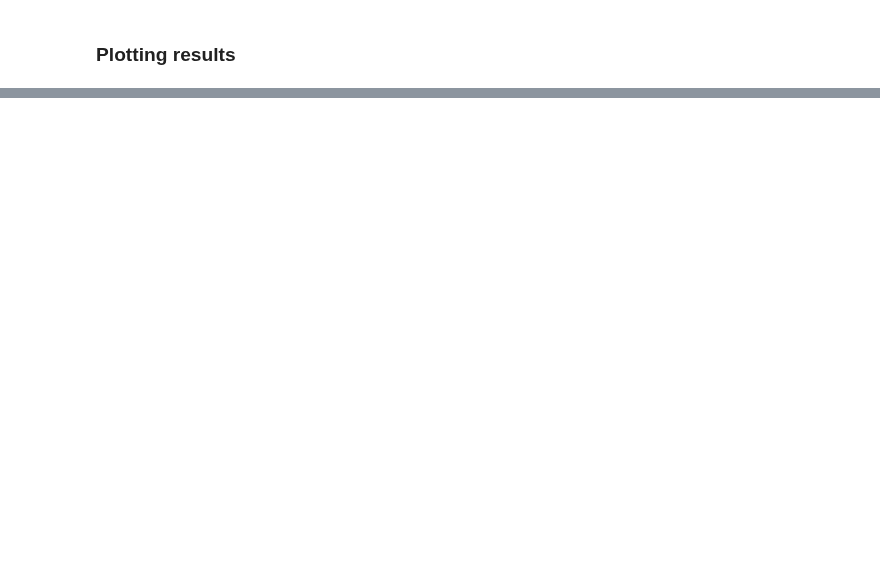
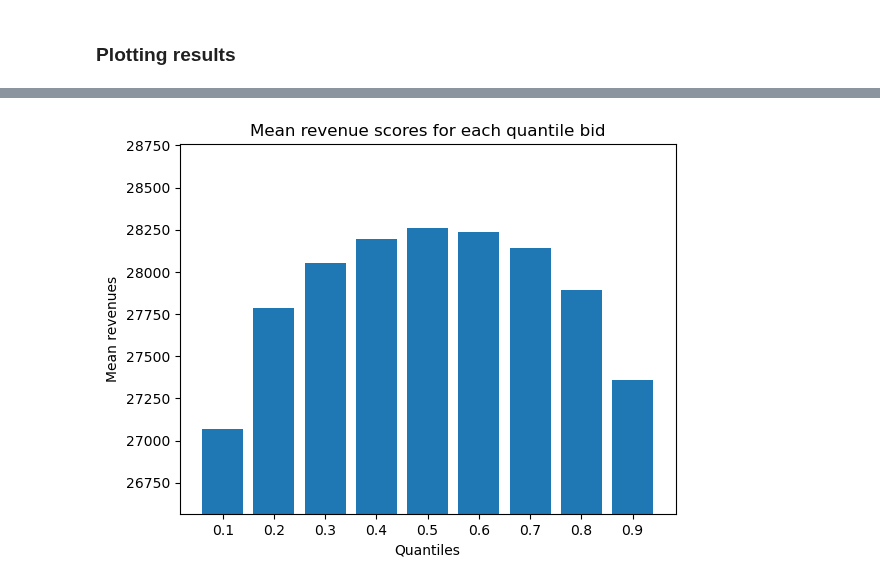
Before and after one commit to av1c3nna/awp2, a Jupyter notebook: trading_data_exploration.ipynb, the cells around one changed output, grey strips where cells are left out. Cells and saved outputs as stored; diff of their text form; code cells hidden in the pictures; blank space fills up the shorter version.

```diff
--- a/trading_data_exploration.ipynb
+++ b/trading_data_exploration.ipynb
@@ -429,11 +334,20 @@ Revenue best possible bid: 36298.26824663991
 # %%
 mean_bid_revenues = {}
 for quantile in range(1, 10):
     mean_bid_revenues[f"0.{quantile}"] = df_final.apply(lambda row: calculate_revenue(
-                                                da_price=row["DA_Price"],
-                                                ss_price=row["SS_Price"],
-                                                energy=row["energy_label"],
+                                                da_price_label=row["da_price_label"],
+                                                ss_price_label=row["ss_price_label"],
                                                 energy_label=row["energy_label"],
                                                 bid=row[f"0.{quantile}"])[1],
                                                 axis=1).mean()
+
+plt.bar(mean_bid_revenues.keys(), mean_bid_revenues.values())
+plt.ylim(min(mean_bid_revenues.values()) - 500, max(mean_bid_revenues.values()) + 500)
+plt.title("Mean revenue scores for each quantile bid")
+plt.xlabel("Quantiles")
+plt.ylabel("Mean revenues")
+
+plt.show()
+# %% [output]
+[figure, added]
 # %%
```
Also changed, not shown: parts of 28 cells of this notebook.
